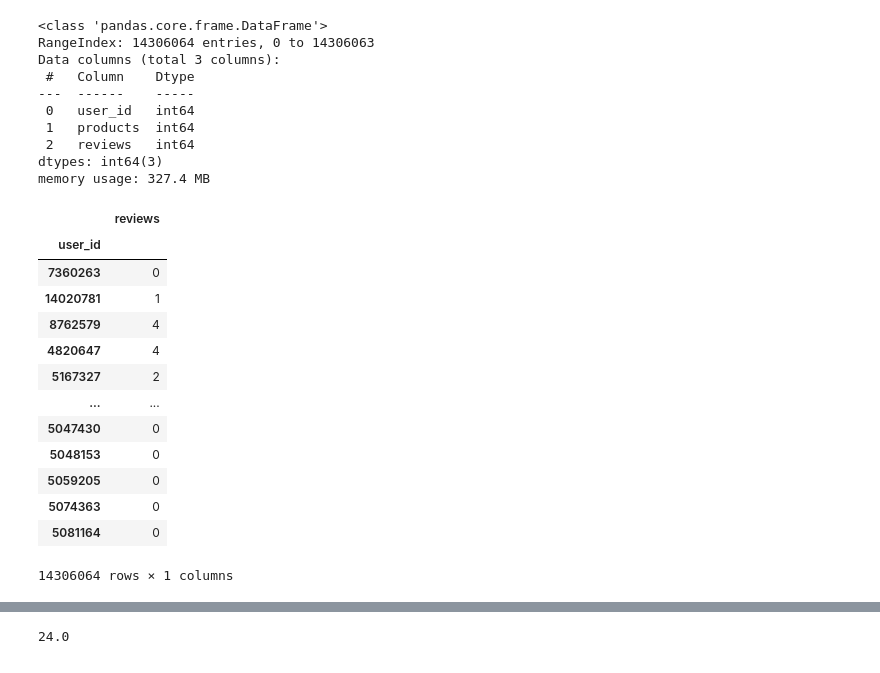
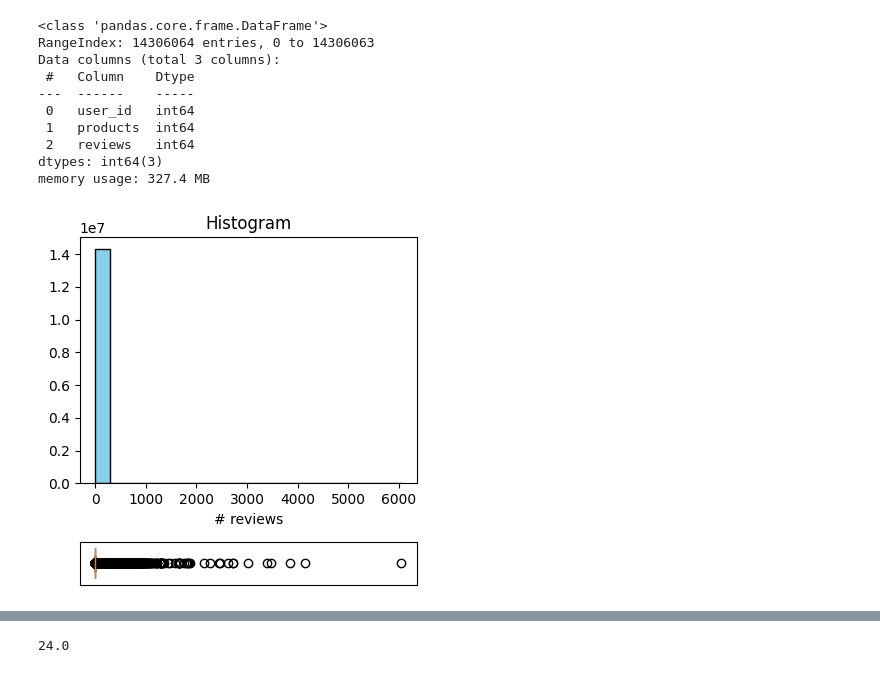
Before and after one commit to swatt45/Capstone, a Jupyter notebook: D502 EDA.ipynb, the cells around one changed output, grey strips where cells are left out. Saved outputs shown, nothing was run; the diff lists cells and outputs as text; code cells hidden in the pictures.

```diff
--- a/D502 EDA.ipynb
+++ b/D502 EDA.ipynb
@@ -29,4 +29,15 @@ import json
 #dfgame = pd.read_csv("games.csv")
 #dfuser = pd.read_csv("users.csv")
 #dfmeta = pd.read_json('games_metadata.json', lines=False)
+# %%
+def create_box_and_hist(data, column):
+    fig, (ax_hist, ax_box) = plt.subplots(2, figsize=(4, 4), gridspec_kw={"height_ratios": (.85, .15)})
+    ax_hist.hist(data[column], bins=20, color='skyblue', edgecolor='black')
+    ax_hist.set_title('Histogram')
+    ax_hist.set_xlabel(f'# {column}')
+    ax_box.boxplot(data[column], vert=False, widths=0.7, patch_artist=True, boxprops=dict(facecolor='orange'))
+    ax_box.set_xticks([])
+    ax_box.set_yticks([])
+    plt.tight_layout()
+    plt.show()
 # %%
@@ -49,21 +56,7 @@ Data columns (total 3 columns):
  2   reviews   int64
 dtypes: int64(3)
 memory usage: 327.4 MB
-# %%
-dfslim = dfuser.drop('products', axis=1)
-dfslim.set_index('user_id')
-# %% [output]
-|  | reviews |
-| user_id |  |
-| 7360263 | 0 |
-| 14020781 | 1 |
-| 8762579 | 4 |
-| 4820647 | 4 |
-| 5167327 | 2 |
-| ... | ... |
-| 5047430 | 0 |
-| 5048153 | 0 |
-| 5059205 | 0 |
-| 5074363 | 0 |
-| 5081164 | 0 |
-14306064 rows × 1 columns
+# %%
+create_box_and_hist(dfuser, 'reviews')
+# %% [output]
+[figure, added]
```
Also changed, not shown: parts of 16 cells of this notebook.
